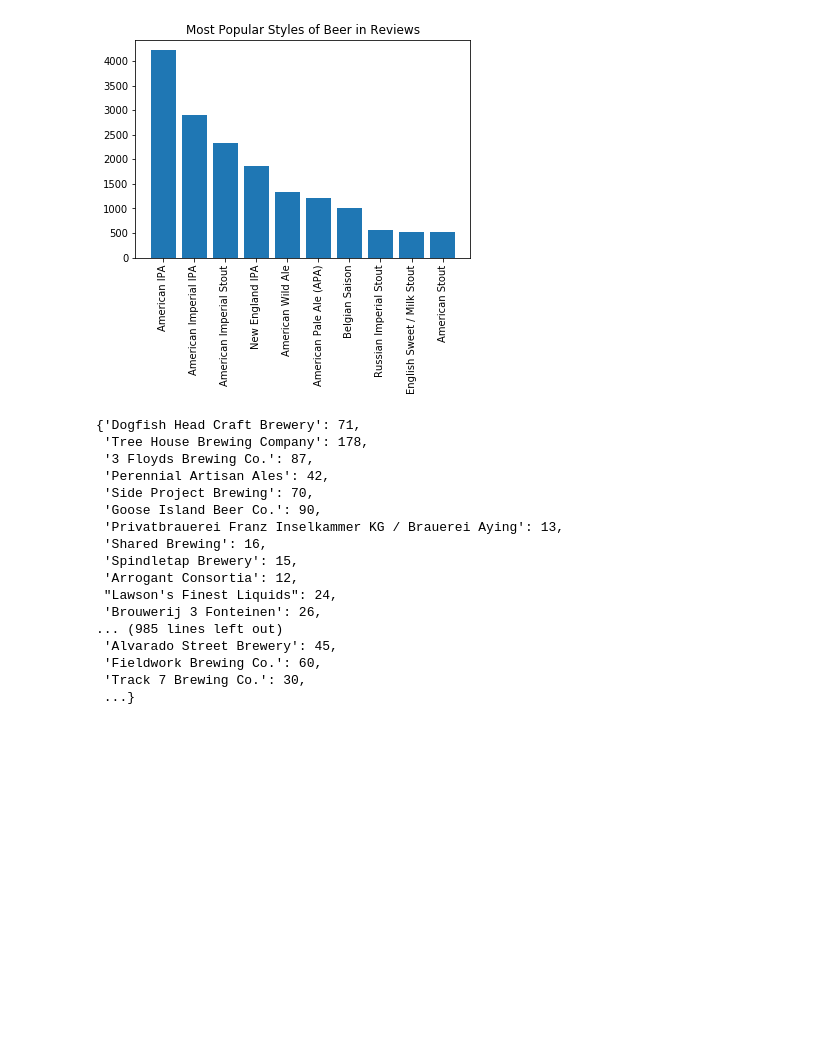
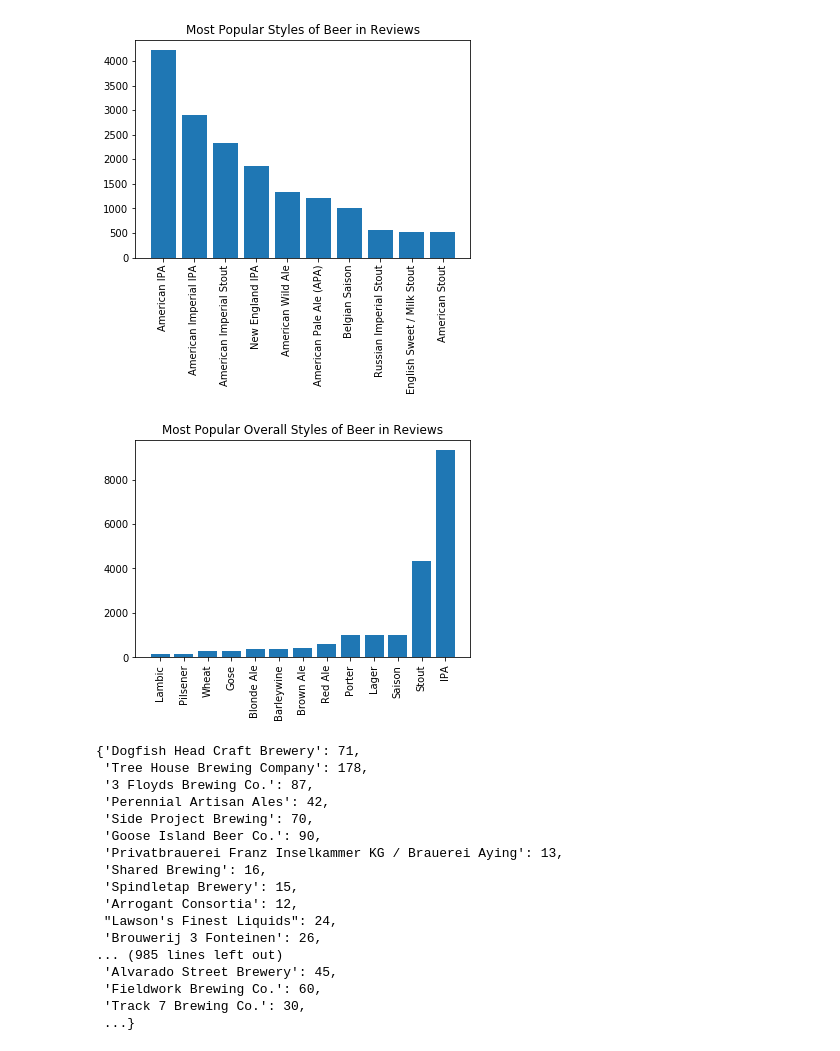
Before and after one commit to loisr/Beer-Recommendations, a Jupyter notebook: All Data.ipynb, the cells around one changed output. Saved outputs shown, nothing was run; the diff lists cells and outputs as text; code cells hidden in the pictures; blank space fills up the shorter version.

Commit message:
Data Visualizations

```diff
--- a/All Data.ipynb
+++ b/All Data.ipynb
@@ -495,0 +528,12 @@ tc_10
+# %%
+# these are styles that seem to repeat in the data
+types = ['IPA', 'Stout', 'Saison', 'Lambic', 'Barleywine', 'Porter', 'Brown Ale', 'Lager', 'Blonde Ale',
+         'Gose', 'Red Ale', 'Pilsener', 'Wheat']
+# %%
+overall_types = {}
+for n in types:
+    count = 0
+    for key, value in all_styles.items():
+        if n in key:
+            count = count + value
+    overall_types[n] = count
@@ -495,0 +556,4 @@ tc_10
+# %%
+import operator
+
+sorted_dict = sorted(overall_types.items(), key=operator.itemgetter(1))
@@ -495,0 +576,4 @@ tc_10
+# %%
+import collections
+
+sorted_dict = collections.OrderedDict(sorted_dict)
@@ -504,6 +604,13 @@ plt.title("Most Popular Styles of Beer in Reviews")
 plt.show()
 # %% [output]
 [figure]
+# %%
+plt.bar(range(len(sorted_dict)), list(sorted_dict.values()), align='center')
+plt.xticks(range(len(sorted_dict)), list(sorted_dict.keys()), rotation=90)
+plt.title("Most Popular Overall Styles of Beer in Reviews")
+plt.show()
+# %% [output]
+[figure, added]
 # %%
 # get counts of different breweries
 brew_counts = {}
```
Also changed, not shown: parts of 13 cells of this notebook.
